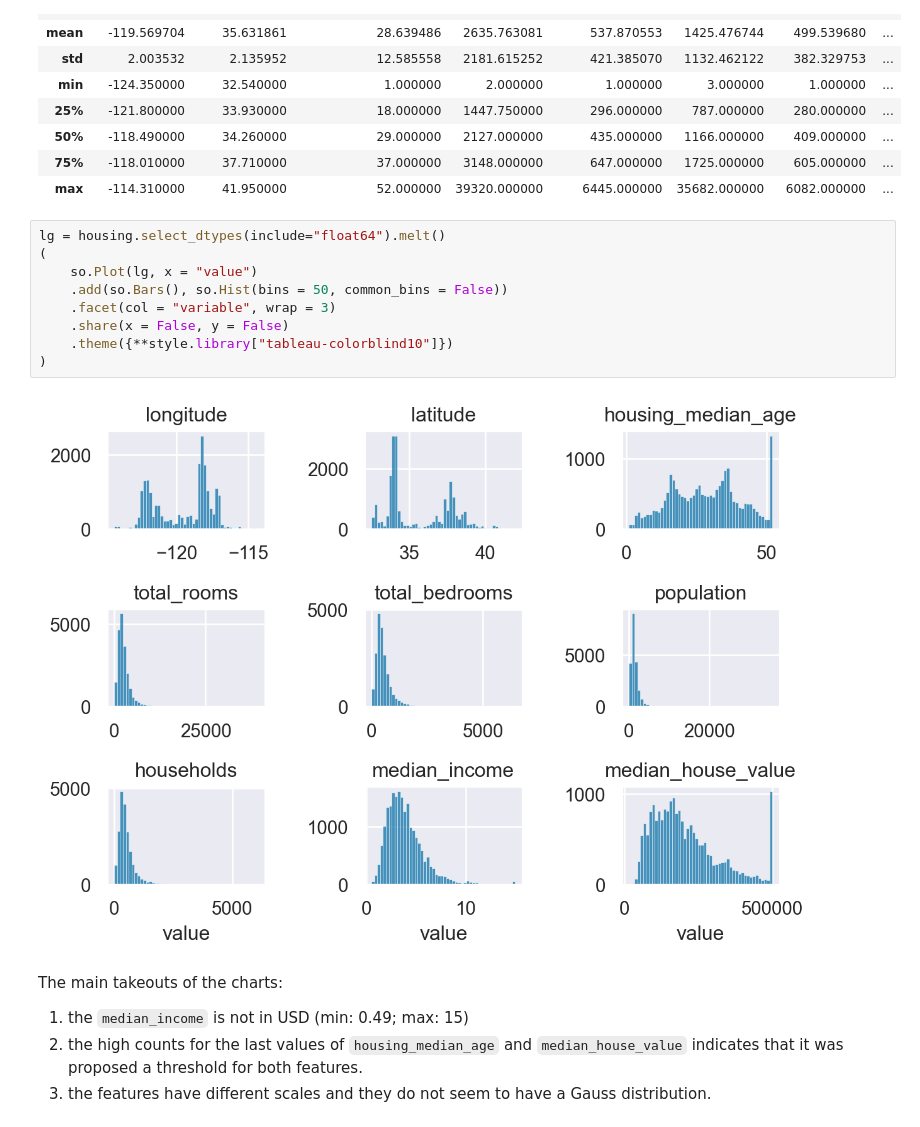
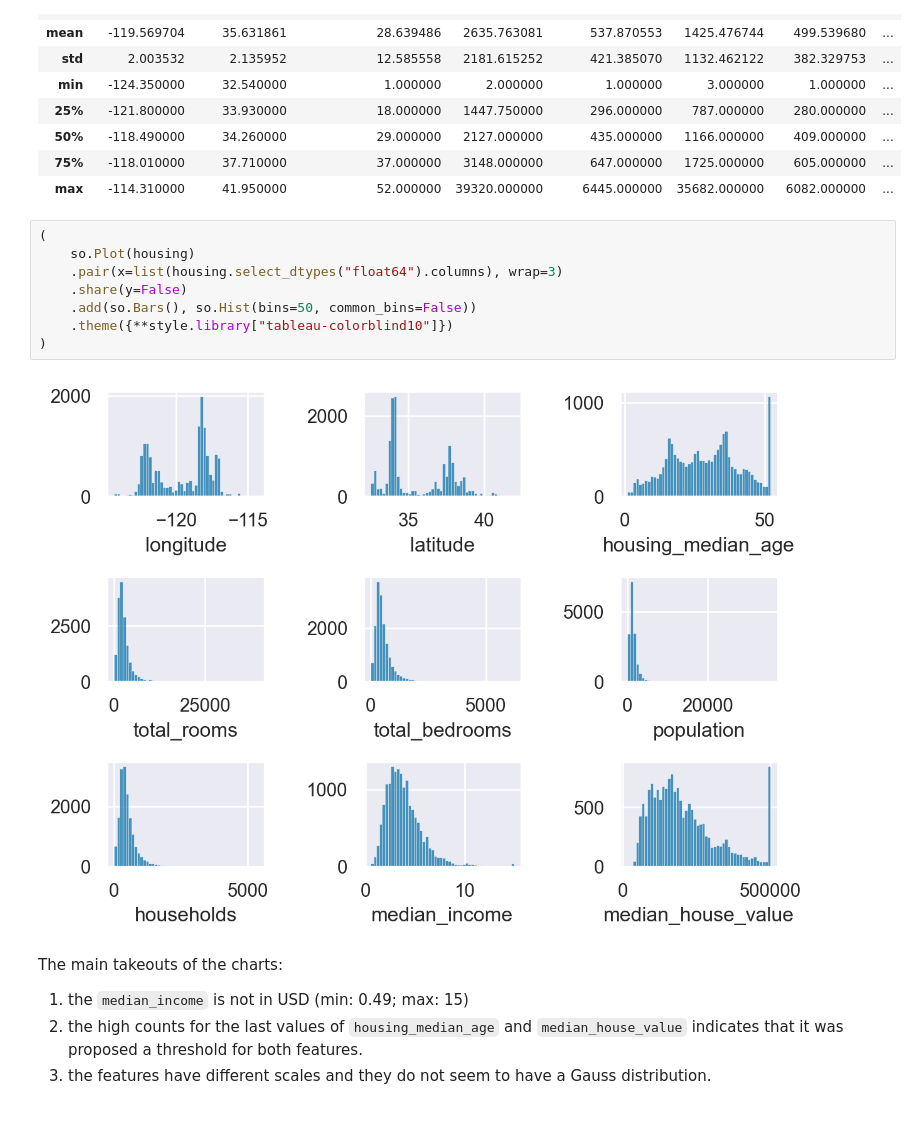
Before and after one commit to biamouras/homl_ex, a Jupyter notebook: Housing.ipynb, the cells around one changed output. Cells and saved outputs as stored; diff of their text form.

```diff
--- a/Housing.ipynb
+++ b/Housing.ipynb
@@ -107,16 +107,15 @@ housing.describe()
 | 75% | -118.010000 | 37.710000 | 37.000000 | 3148.000000 | 647.000000 | 1725.000000 | 605.000000 | ... |
 | max | -114.310000 | 41.950000 | 52.000000 | 39320.000000 | 6445.000000 | 35682.000000 | 6082.000000 | ... |
 # %%
-lg = housing.select_dtypes(include="float64").melt()
 (
-    so.Plot(lg, x = "value")
-    .add(so.Bars(), so.Hist(bins = 50, common_bins = False))
-    .facet(col = "variable", wrap = 3)
-    .share(x = False, y = False)
+    so.Plot(housing)
+    .pair(x=list(housing.select_dtypes("float64").columns), wrap=3)
+    .share(y=False)
+    .add(so.Bars(), so.Hist(bins=50, common_bins=False))
     .theme({**style.library["tableau-colorblind10"]})
 )
 # %% [output]
-[figure, old version]
+[figure, new version]
 # %% [markdown]
 The main takeouts of the charts:
 
```
Also changed, not shown: parts of 21 cells of this notebook.
